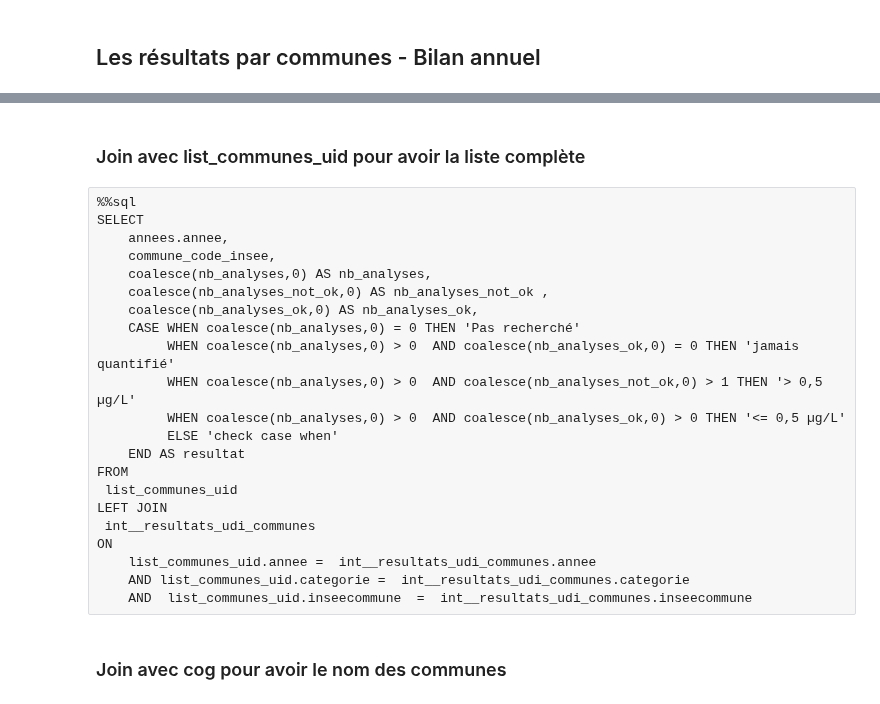
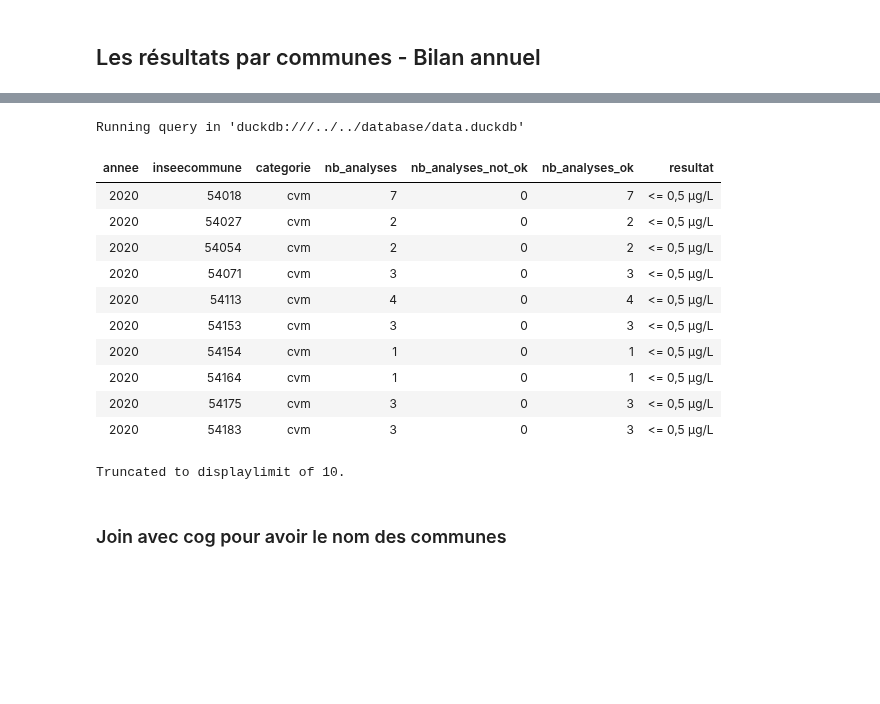
Before and after one commit to dataforgoodfr/13_pollution_eau, a Jupyter notebook: analytics/notebooks/cvm_calcul_conformite_par_commune-MAJ.ipynb, the cells around one changed output, grey strips where cells are left out. Drawn from its saved outputs; the diff is of its cells as text; code cells hidden in the pictures; blank space fills up the shorter version.

```diff
--- a/analytics/notebooks/cvm_calcul_conformite_par_commune-MAJ.ipynb
+++ b/analytics/notebooks/cvm_calcul_conformite_par_commune-MAJ.ipynb
@@ -97,9 +410,22 @@ HAVING
 # %%
-%%sql
- SELECT
-   *
- FROM
-   int__resultats_udi_communes
+%%sql --with int__resultats_ALL_communes
+SELECT
+    *
+FROM
+    int__resultats_ALL_communes
 WHERE
-    inseecommune = '07194'
-    AND categorie = 'cvm'
+ int__resultats_ALL_communes.categorie = 'cvm'
+# %% [output]
+Running query in 'duckdb:///../../database/data.duckdb'
+| annee | inseecommune | categorie | nb_analyses | nb_analyses_not_ok | nb_analyses_ok | resultat |
+| 2020 | 54018 | cvm | 7 | 0 | 7 | <= 0,5 µg/L |
+| 2020 | 54027 | cvm | 2 | 0 | 2 | <= 0,5 µg/L |
+| 2020 | 54054 | cvm | 2 | 0 | 2 | <= 0,5 µg/L |
+| 2020 | 54071 | cvm | 3 | 0 | 3 | <= 0,5 µg/L |
+| 2020 | 54113 | cvm | 4 | 0 | 4 | <= 0,5 µg/L |
+| 2020 | 54153 | cvm | 3 | 0 | 3 | <= 0,5 µg/L |
+| 2020 | 54154 | cvm | 1 | 0 | 1 | <= 0,5 µg/L |
+| 2020 | 54164 | cvm | 1 | 0 | 1 | <= 0,5 µg/L |
+| 2020 | 54175 | cvm | 3 | 0 | 3 | <= 0,5 µg/L |
+| 2020 | 54183 | cvm | 3 | 0 | 3 | <= 0,5 µg/L |
+Truncated to displaylimit of 10.
@@ -145,24 +431,0 @@ ORDER BY
-# %% [markdown]
-###  Join avec list_communes_uid pour avoir la liste complète
-# %% [raw]
-%%sql
-SELECT
-    annees.annee,
-    commune_code_insee,
-    coalesce(nb_analyses,0) AS nb_analyses,
-    coalesce(nb_analyses_not_ok,0) AS nb_analyses_not_ok ,
-    coalesce(nb_analyses_ok,0) AS nb_analyses_ok,
-    CASE WHEN coalesce(nb_analyses,0) = 0 THEN 'Pas recherché'
-         WHEN coalesce(nb_analyses,0) > 0  AND coalesce(nb_analyses_ok,0) = 0 THEN 'jamais quantifié'
-         WHEN coalesce(nb_analyses,0) > 0  AND coalesce(nb_analyses_not_ok,0) > 1 THEN '> 0,5 µg/L'
-         WHEN coalesce(nb_analyses,0) > 0  AND coalesce(nb_analyses_ok,0) > 0 THEN '<= 0,5 µg/L'
-         ELSE 'check case when'
-    END AS resultat
-FROM
- list_communes_uid
-LEFT JOIN
- int__resultats_udi_communes
-ON
-    list_communes_uid.annee =  int__resultats_udi_communes.annee
-    AND list_communes_uid.categorie =  int__resultats_udi_communes.categorie
-    AND  list_communes_uid.inseecommune  =  int__resultats_udi_communes.inseecommune
```
Also changed, not shown: parts of 43 cells of this notebook.
